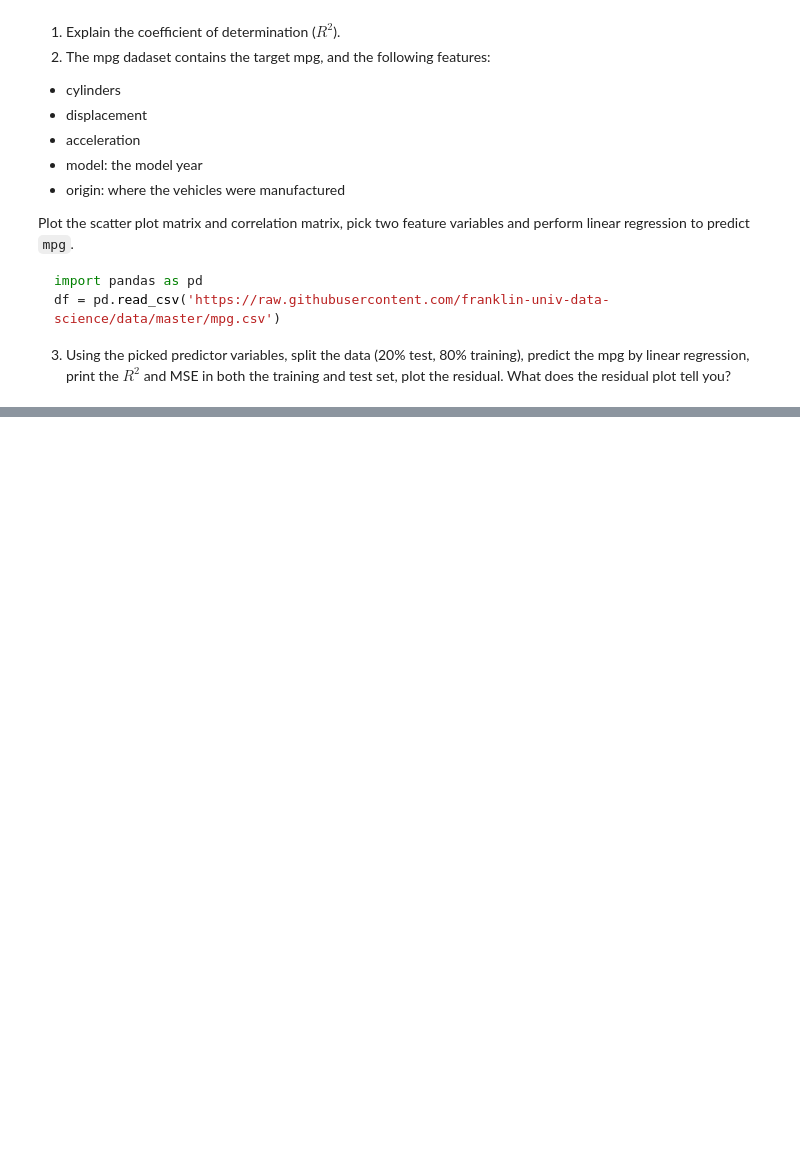
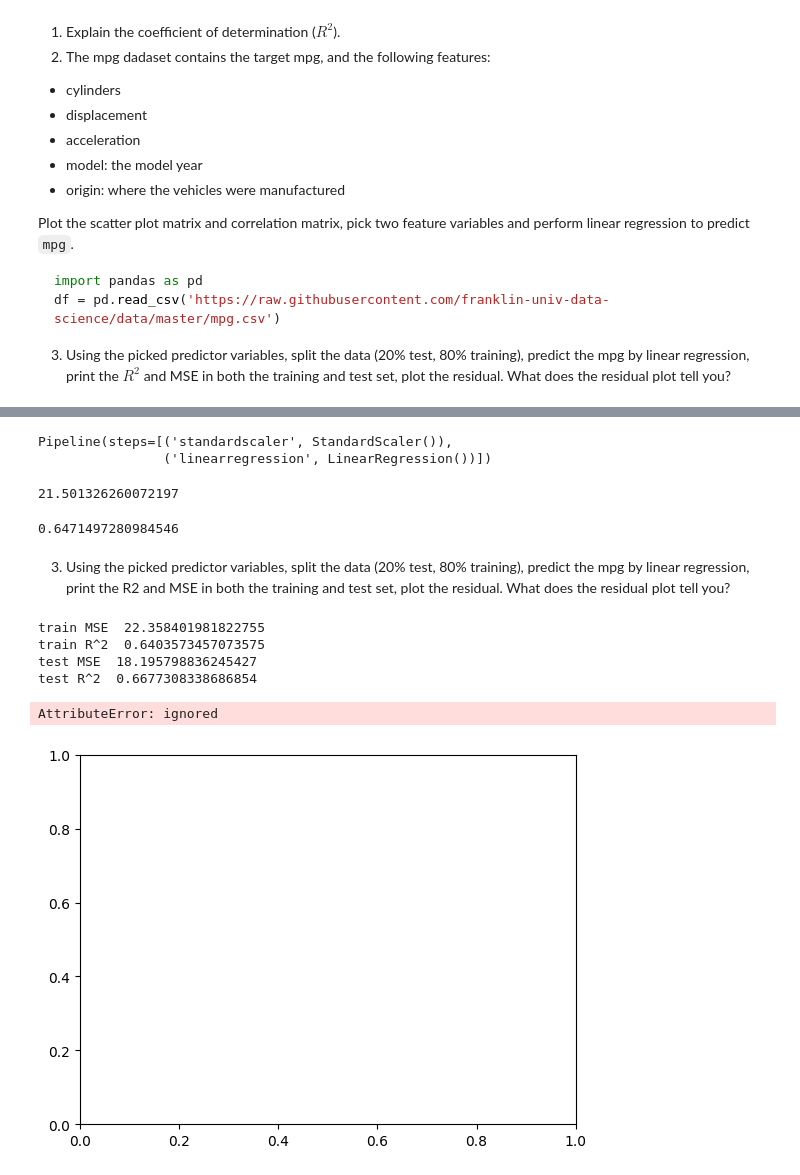
Before and after one commit to koto253/DATA_611, a Jupyter notebook: Module08_HW.ipynb, the cells around one changed output, grey strips where cells are left out. Saved outputs shown, nothing was run; the diff lists cells and outputs as text; code cells hidden in the pictures; blank space fills up the shorter version.

```diff
--- a/Module08_HW.ipynb
+++ b/Module08_HW.ipynb
@@ -66,0 +59,61 @@ hm = sns.heatmap(cm,
+# %%
+X = df[['displacement', 'acceleration']]
+y = df['mpg']
+# %%
+model = make_pipeline(StandardScaler(), LinearRegression())
+model.fit(X, y)
+# %% [output]
+Pipeline(steps=[('standardscaler', StandardScaler()),
+                ('linearregression', LinearRegression())])
+# %%
+y_hat = model.predict(X)
+
+mean_squared_error(y, y_hat)
+# %% [output]
+21.501326260072197
+# %%
+r2_score(y, y_hat)
+# %% [output]
+0.6471497280984546
+# %% [markdown]
+
+  3. Using the picked predictor variables, split the data (20% test, 80% training), predict the mpg by linear regression, print the R2 and MSE in both the training and test set, plot the residual.
+  What does the residual plot tell you?
+# %%
+X_train, X_test, y_train, y_test = train_test_split(X, y, test_size = 0.2)
+
+model = make_pipeline(StandardScaler(), LinearRegression())
+model.fit(X_train, y_train)
+
+y_hat_train = model.predict(X_train)
+y_hat_test = model.predict(X_test)
+# %%
+print("train MSE ", mean_squared_error(y_train, y_hat_train))
+print("train R^2 ", r2_score(y_train, y_hat_train))
+print("test MSE ", mean_squared_error(y_test, y_hat_test))
+print("test R^2 ", r2_score(y_test, y_hat_test))
+# %% [output]
+train MSE  22.358401981822755
+train R^2  0.6403573457073575
+test MSE  18.195798836245427
+test R^2  0.6677308338686854
+# %%
+plt.scatter(y_hat_train, y_hat_train - y_train,
+            c='steelblue', maker='o', edgecolor='white',
+            label='Training data')
+
+plt.scatter(y_hat_test, y_hat_test - y_test,
+            c='limegreen', marker='s', edgecolor='white',
+            label='Test data')
+
+plt.xlabel('predicted values')
+plt.ylabel('Residuals')
+plt.legend(loc='upper left')
+plt.hlines(y=0, xmin=-10, xmax=50, color='black', lw=2)
+plt.xlim([-10, 50])
+plt.tight_layout()
+
+plt.show()
+# %% [output]
+AttributeError: ignored
+[figure, added]
```
Also changed, not shown: parts of 9 cells of this notebook.
